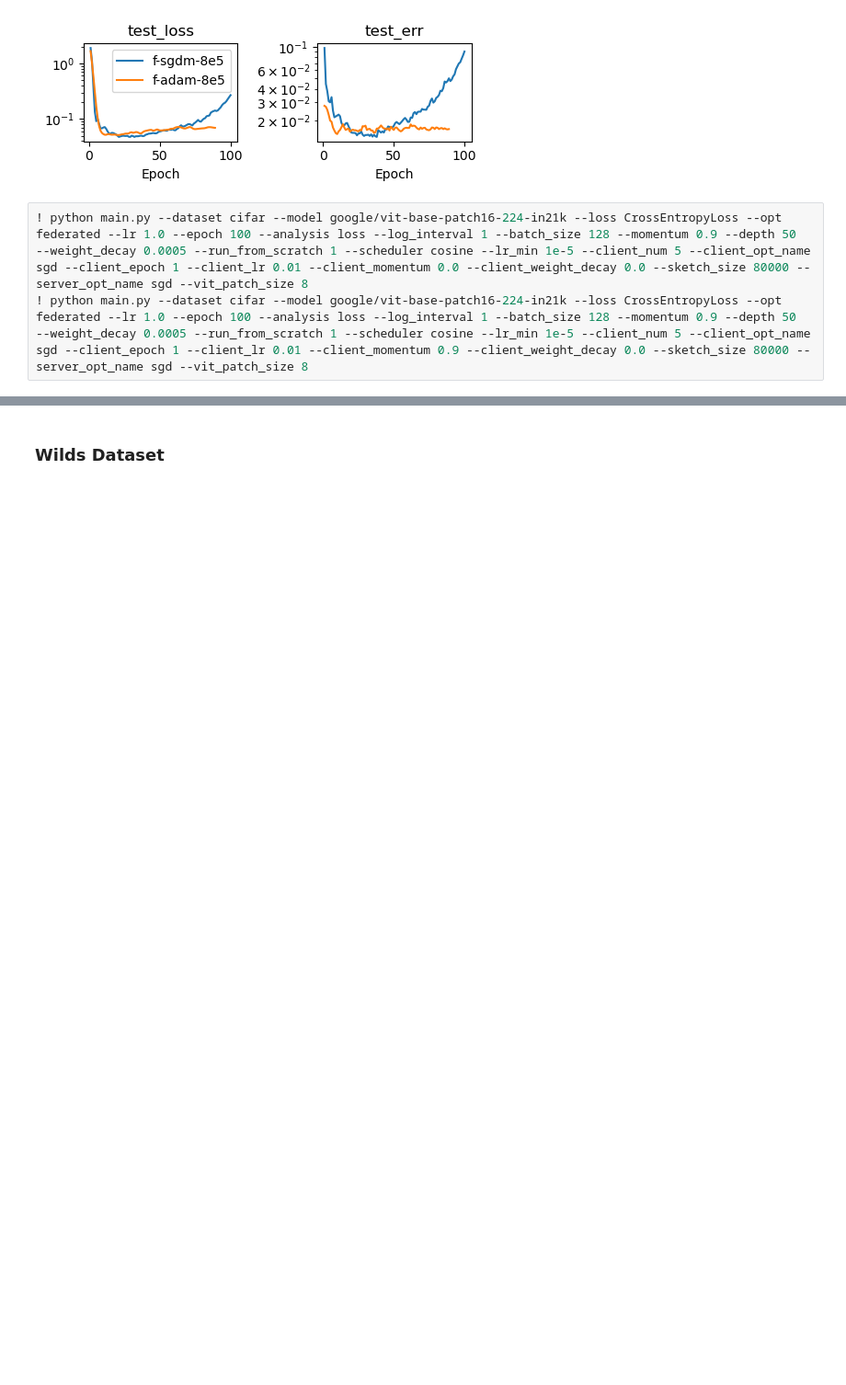
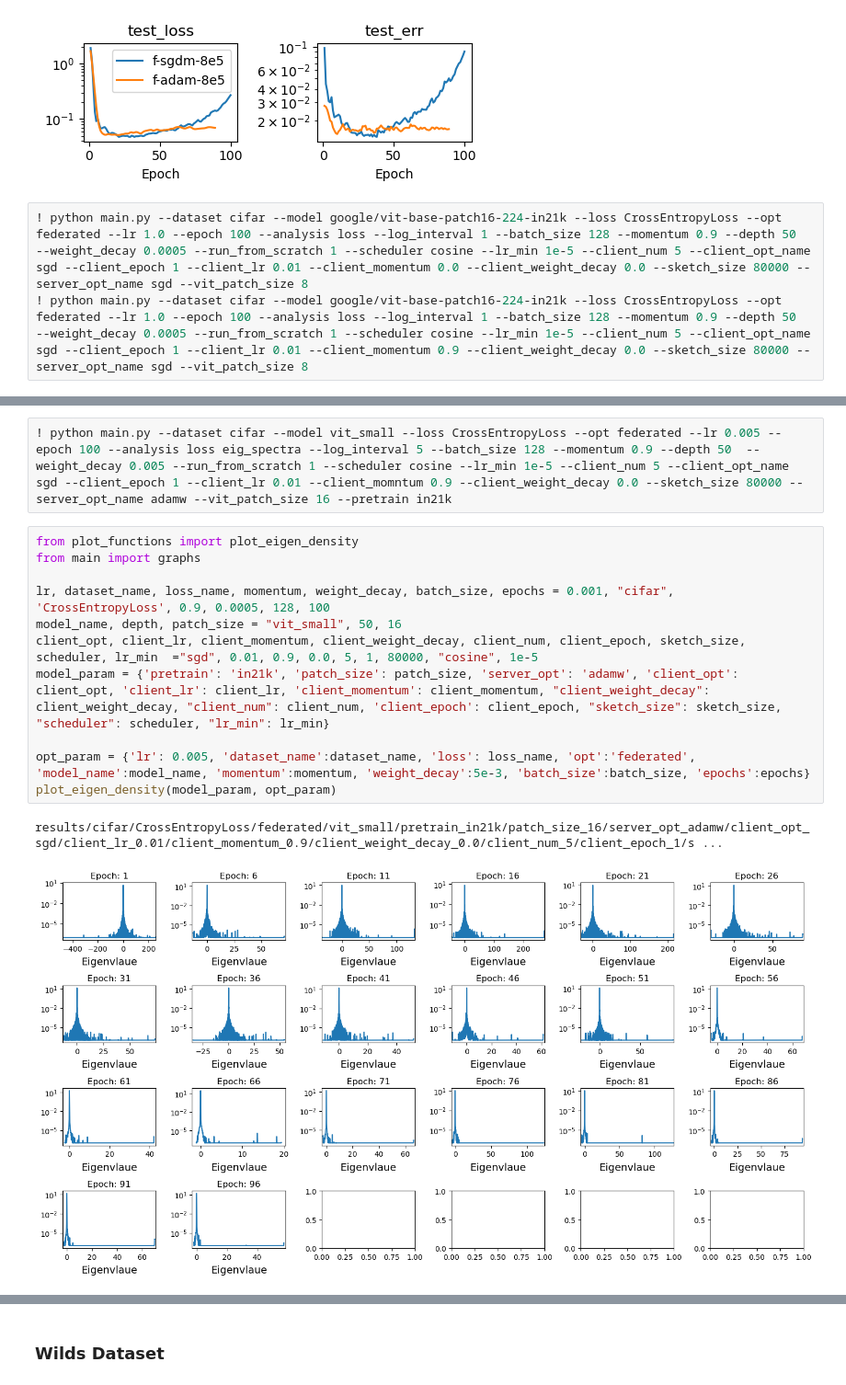
Before and after one commit to lucmonl/mlopt, a Jupyter notebook: notebook/federated.ipynb, the cells around one changed output, grey strips where cells are left out. Shown at 92% size. Drawn from its saved outputs; the diff is of its cells as text; blank space fills up the shorter version.

```diff
--- a/notebook/federated.ipynb
+++ b/notebook/federated.ipynb
@@ -846,0 +875,16 @@ results/cifar/CrossEntropyLoss/federated/google/vit-base-patch16-224-in21k/serve
+# %%
+! python main.py --dataset cifar --model vit_small --loss CrossEntropyLoss --opt federated --lr 0.005 --epoch 100 --analysis loss eig_spectra --log_interval 5 --batch_size 128 --momentum 0.9 --depth 50  --weight_decay 0.005 --run_from_scratch 1 --scheduler cosine --lr_min 1e-5 --client_num 5 --client_opt_name sgd --client_epoch 1 --client_lr 0.01 --client_momntum 0.9 --client_weight_decay 0.0 --sketch_size 80000 --server_opt_name adamw --vit_patch_size 16 --pretrain in21k
+# %%
+from plot_functions import plot_eigen_density
+from main import graphs
+
+lr, dataset_name, loss_name, momentum, weight_decay, batch_size, epochs = 0.001, "cifar", 'CrossEntropyLoss', 0.9, 0.0005, 128, 100
+model_name, depth, patch_size = "vit_small", 50, 16
+client_opt, client_lr, client_momentum, client_weight_decay, client_num, client_epoch, sketch_size, scheduler, lr_min  ="sgd", 0.01, 0.9, 0.0, 5, 1, 80000, "cosine", 1e-5
+model_param = {'pretrain': 'in21k', 'patch_size': patch_size, 'server_opt': 'adamw', 'client_opt': client_opt, 'client_lr': client_lr, 'client_momentum': client_momentum, "client_weight_decay": client_weight_decay, "client_num": client_num, 'client_epoch': client_epoch, "sketch_size": sketch_size, "scheduler": scheduler, "lr_min": lr_min}
+
+opt_param = {'lr': 0.005, 'dataset_name':dataset_name, 'loss': loss_name, 'opt':'federated', 'model_name':model_name, 'momentum':momentum, 'weight_decay':5e-3, 'batch_size':batch_size, 'epochs':epochs}
+plot_eigen_density(model_param, opt_param)
+# %% [output]
+results/cifar/CrossEntropyLoss/federated/vit_small/pretrain_in21k/patch_size_16/server_opt_adamw/client_opt_sgd/client_lr_0.01/client_momentum_0.9/client_weight_decay_0.0/client_num_5/client_epoch_1/s ...
+[figure, added]
```
Also changed, not shown: parts of 5 cells of this notebook, 14 other files.
